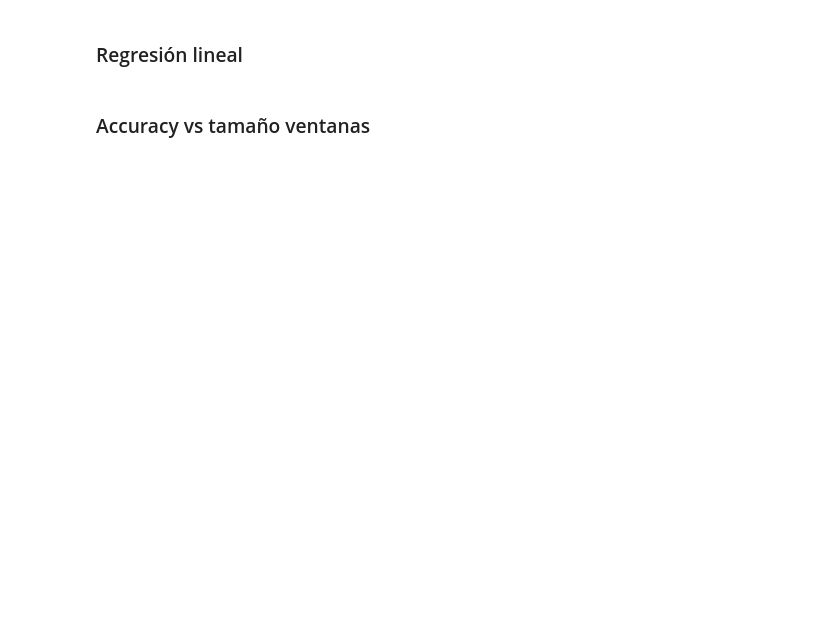
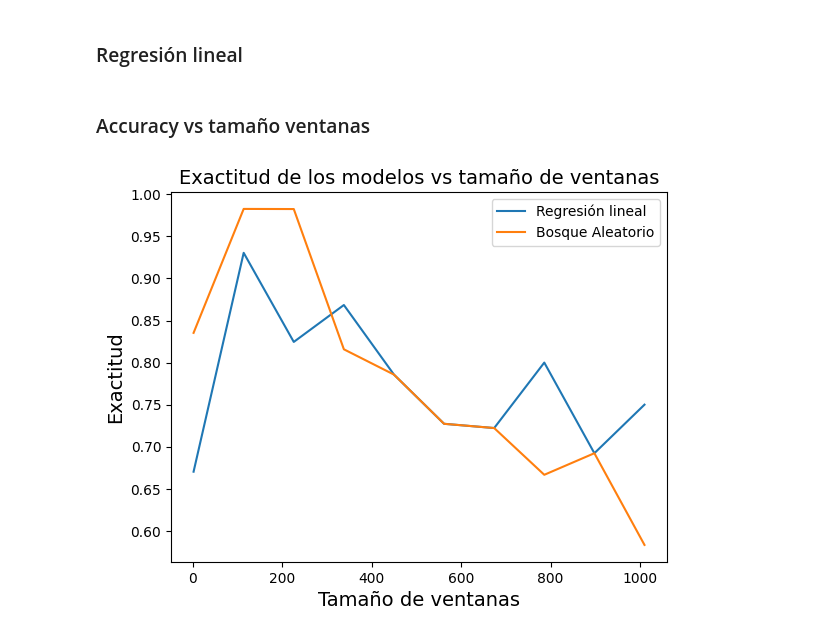
Before and after one commit to charli6080/Investigacion, a Jupyter notebook: Git_Investigacion/Machine_Learning/ML_manual_ventana_variable.ipynb, the cells around one changed output. Saved outputs shown, nothing was run; the diff lists cells and outputs as text; code cells hidden in the pictures; blank space fills up the shorter version.

```diff
--- a/Git_Investigacion/Machine_Learning/ML_manual_ventana_variable.ipynb
+++ b/Git_Investigacion/Machine_Learning/ML_manual_ventana_variable.ipynb
@@ -789,10 +1020,13 @@ plt.show()
 # %%
 fig, axs = plt.subplots(1, sharex=True, sharey=True)
 axs.plot(windows, accuracyX_lr, label='Regresión lineal')
-axs.plot(windows, accuracyX_rf, label='Random Forest')
+axs.plot(windows, accuracyX_rf, label='Bosque Aleatorio')
 
-axs.set(xlabel='Tamaño de ventanas', ylabel='Exactitud')
-axs.set_title('Exactitud de los modelos vs tamaño de ventanas')
+axs.set_xlabel('Tamaño de ventanas', fontsize=14)
+axs.set_ylabel('Exactitud', fontsize=14)
+axs.set_title('Exactitud de los modelos vs tamaño de ventanas', fontsize=14)
 
 plt.legend()
 plt.show()
+# %% [output]
+[figure, added]
```
Also changed, not shown: parts of 20 cells of this notebook, 5 other files.
